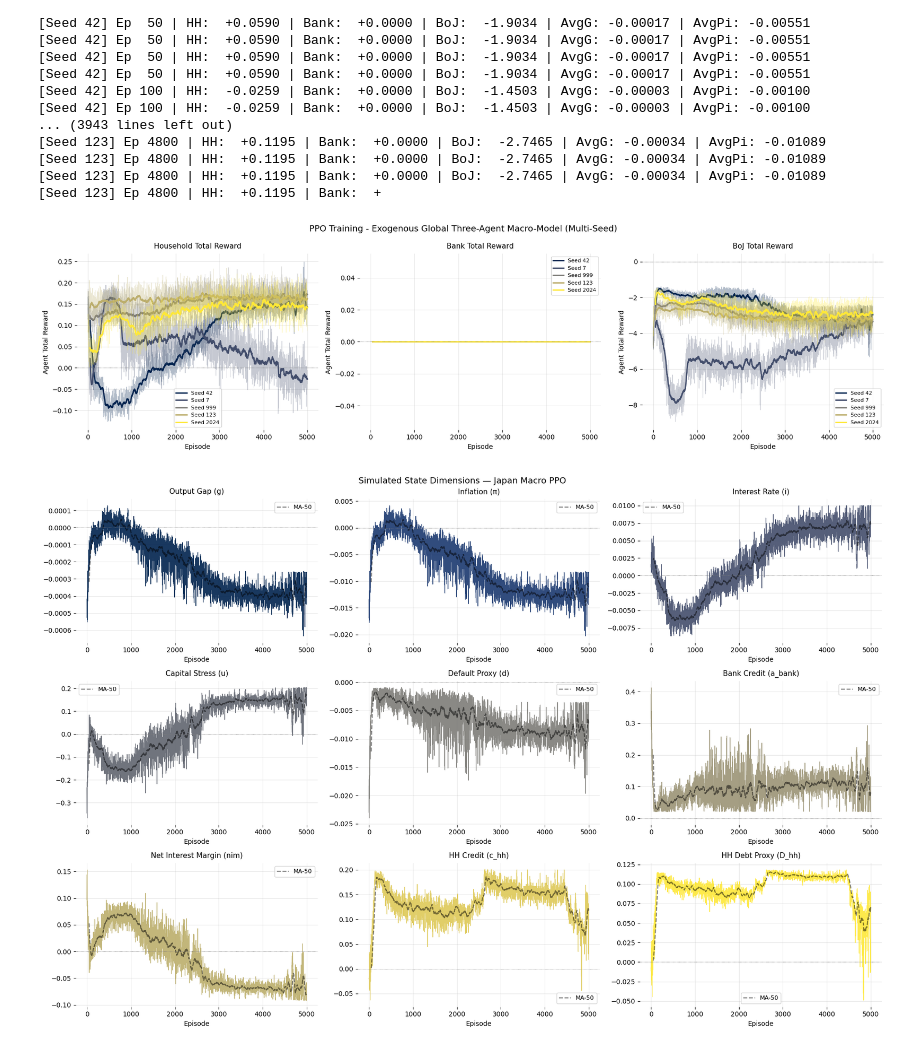
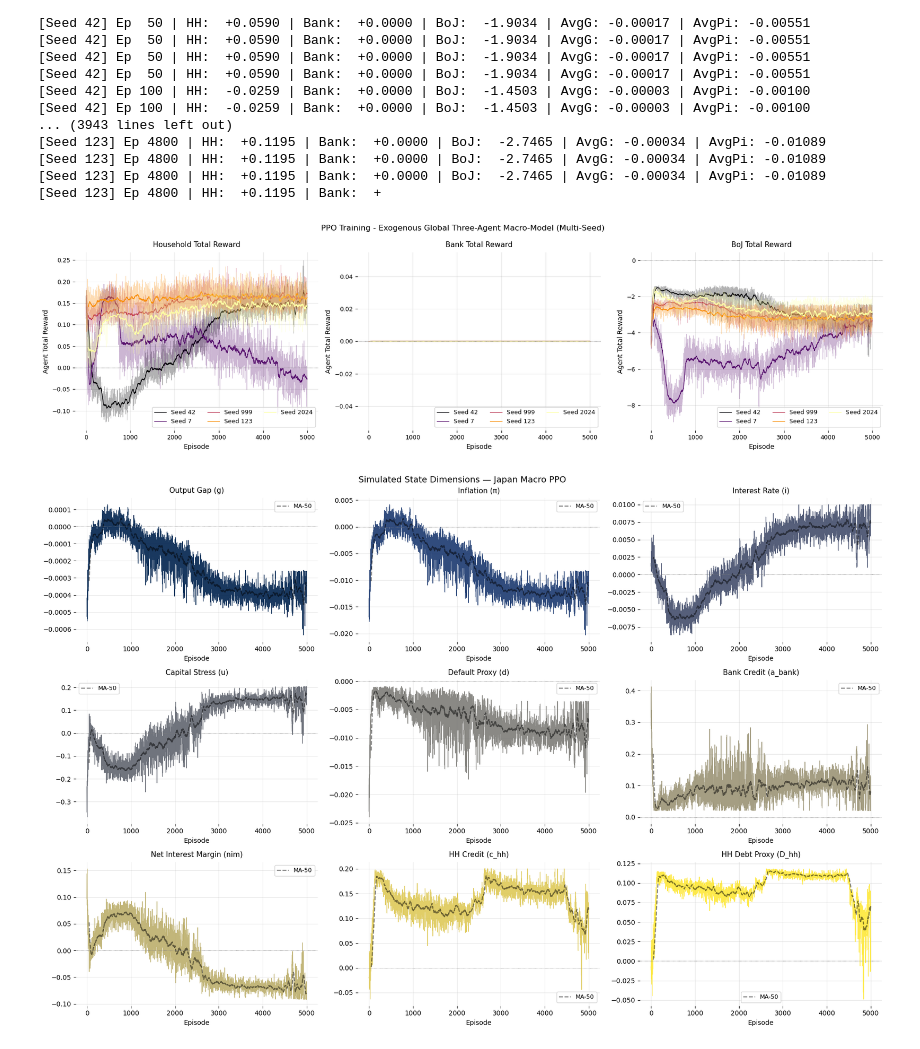
Before and after one commit to EliaLand/IRL-FAVAR_money_endogeneity, a Jupyter notebook: Module6_IRL.ipynb, the cells around one changed output. Drawn from its saved outputs; the diff is of its cells as text; code cells hidden in the pictures.

```diff
--- a/Module6_IRL.ipynb
+++ b/Module6_IRL.ipynb
@@ -1753,43 +1753,47 @@ for seed in SEEDS:
 
 # General Settings
 # (!!!) We loop over each seed
-vir = cm.get_cmap("cividis")
+vir = cm.get_cmap("inferno")
 SEEDS = [42, 7, 999, 123, 2024]
 seed_colors = [vir(i / (len(SEEDS) - 1)) for i in range(len(SEEDS))]
 
 # Reward Function 50-lags rolling window moving average (MA)
 window = 50
 agents = [("hh", "Household Total Reward"), ("bank", "Bank Total Reward"), ("boj", "BoJ Total Reward")]
 
 # Global Set-Up
 fig, axes = plt.subplots(1, 3, figsize=(18, 5))
-fig.suptitle("PPO Training - Exogenous Global Three-Agent Macro-Model (Multi-Seed)", fontsize=13)
+fig.suptitle("PPO Training - Exogenous Global Three-Agent Macro-Model (Multi-Seed)")
 
 # Subplot Set-Up
 for ax, (key, title) in zip(axes, agents):
 # (!!!) Seed loop per ax
     for seed, color in zip(SEEDS, seed_colors):
         data = exo_seed_histories[seed][key]
         ax.plot(data, color=color, linewidth=0.6, alpha=0.3)
 # (!!!) np.convolve nice function for slope smoothing!
         smooth = np.convolve(data, np.ones(window)/window, mode="valid")
         ax.plot(range(window-1, len(data)), smooth,
-                color=color, linewidth=2.0, label=f"Seed {seed}")
+                color=color, linewidth=1.0, label=f"Seed {seed}")
 
 # Cosmetics
     ax.axhline(0, color="grey", linewidth=0.7, linestyle=":")
+    ax.set_facecolor("white")
     ax.set_title(title, fontsize=11, pad=8)
+    ax.grid(alpha=0.3, color="grey", linewidth=0.5)
     ax.set_xlabel("Episode", fontsize=10)
     ax.set_ylabel("Agent Total Reward", fontsize=10)
-    ax.grid(alpha=0.3)
-    ax.legend(fontsize=8)
+    ax.tick_params(labelsize=9)
+    # (!!!) Keep only MA-50 lines (one per seed), skip the raw alpha=0.3 series
+    ax.legend(fontsize=9, loc="lower right", ncol=len(SEEDS)/1.5)
     for spine in ax.spines.values():
         spine.set_visible(False)
 
+fig.patch.set_facecolor("white")
 plt.tight_layout()
 plt.show()
 # %% [output]
-[figure, old version]
+[figure, new version]
 # %%
 import matplotlib.pyplot as plt
 import matplotlib.cm as cm
```
